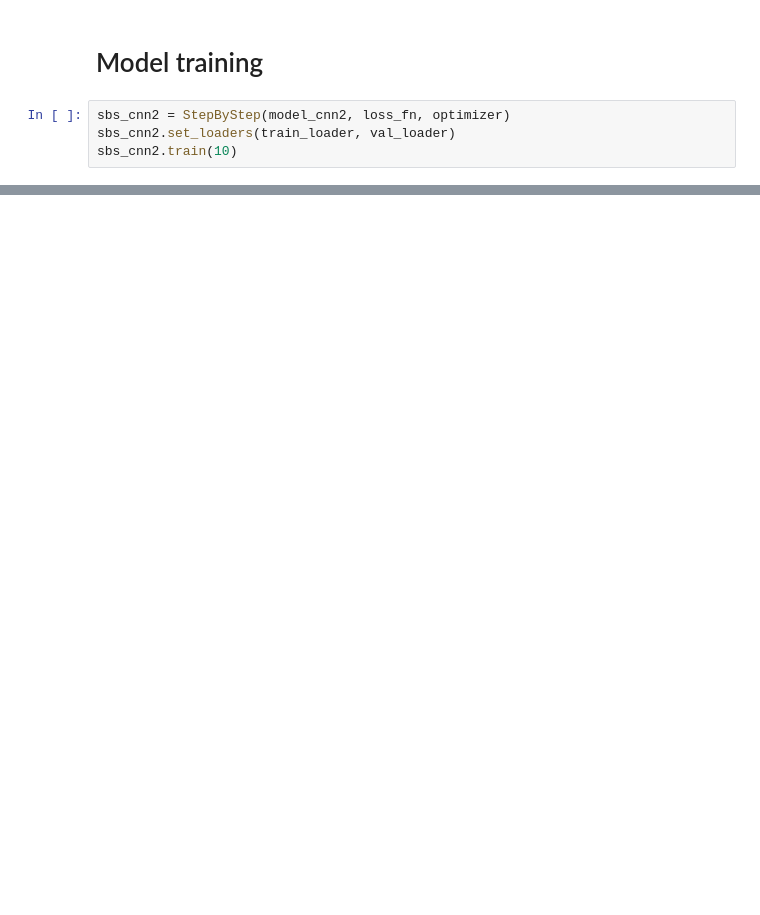
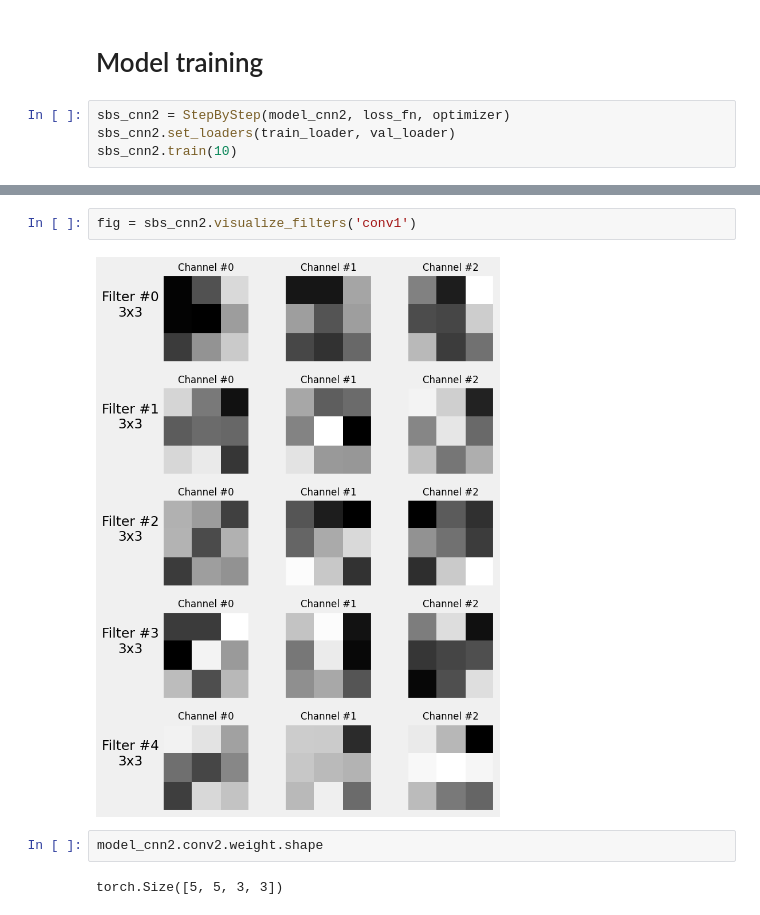
Before and after one commit to VaheC/Pytorch_Study, a Jupyter notebook: chapter6.ipynb, the cells around one changed output, grey strips where cells are left out. Saved outputs shown, nothing was run; the diff lists cells and outputs as text; blank space fills up the shorter version.

```diff
--- a/chapter6.ipynb
+++ b/chapter6.ipynb
@@ -147,0 +158,8 @@ tensor([[124, 124],
+# %%
+fig = sbs_cnn2.visualize_filters('conv1')
+# %% [output]
+[figure, added]
+# %%
+model_cnn2.conv2.weight.shape
+# %% [output]
+torch.Size([5, 5, 3, 3])
```
Also changed, not shown: parts of 7 cells of this notebook.
